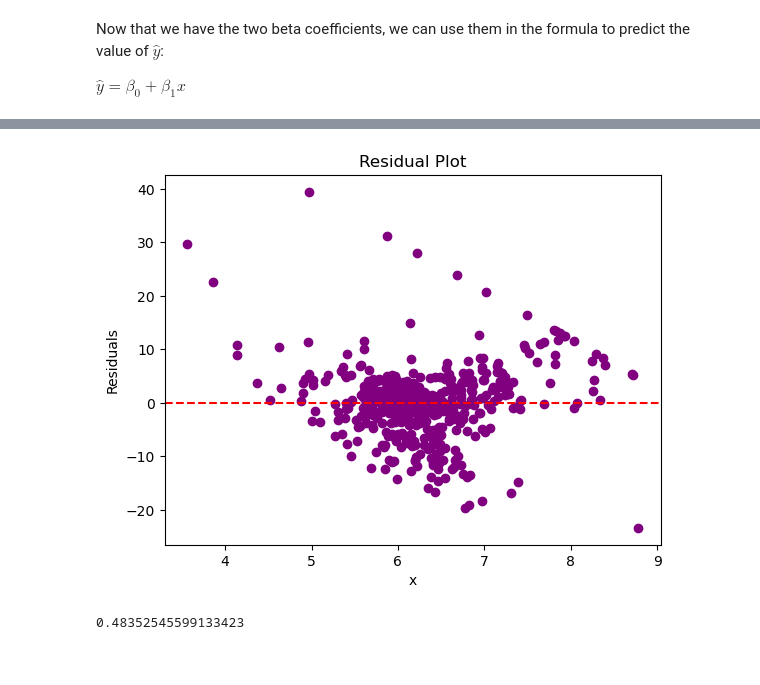
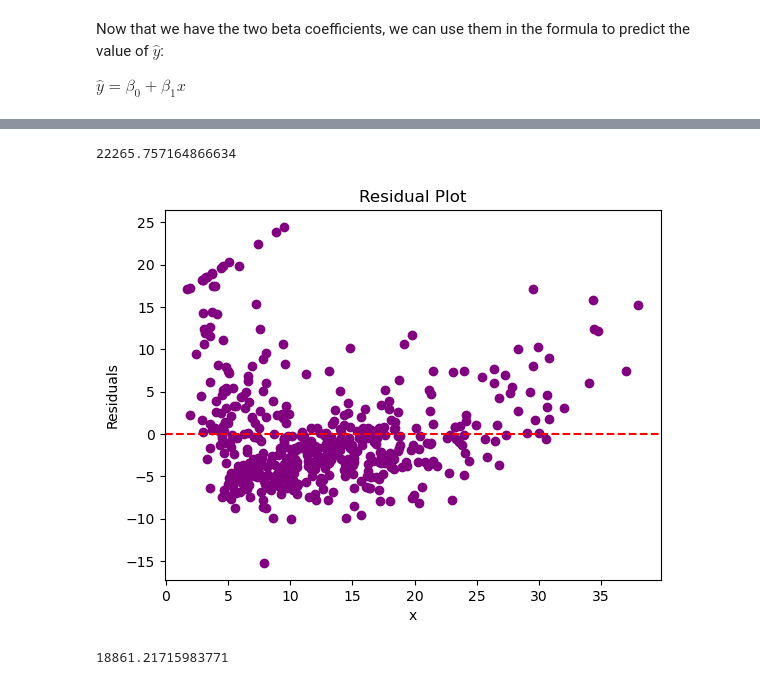
Before and after one commit to MuhammadOmarMuhdhar/ml-algorithms-from-scratch, a Jupyter notebook: Exploratory Analysis/LinearRegression/simple-linear-regression.ipynb, the cells around one changed output, grey strips where cells are left out. Drawn from its saved outputs; the diff is of its cells as text; code cells hidden in the pictures.

```diff
--- a/Exploratory Analysis/LinearRegression/simple-linear-regression.ipynb
+++ b/Exploratory Analysis/LinearRegression/simple-linear-regression.ipynb
@@ -31,5 +37,5 @@ plt.show
 # %%
-X = df['RM'] # Indepedent Variable
+X = df['LSTAT'] # Indepedent Variable
 y = df['MEDV'] # Depedent Variable
 # %% [markdown]
 ### Least Squares Method
@@ -115,20 +149,22 @@ plt.show()
+# %%
+ESS = np.sum((y_pred - np.mean(y)) ** 2)
+ESS
+# %% [output]
+22265.757164866634
 # %%
-# Calculate residual sum square, in the most ideal situation this should be somehere around 0
 residuals = y - y_pred
-RSS = np.sum(residuals ** 2)
 
-# Plot residuals
 plt.scatter(X, residuals, color='purple')
 plt.axhline(y=0, color='red', linestyle='--')
 plt.xlabel('x')
 plt.ylabel('Residuals')
 plt.title('Residual Plot')
 plt.show()
 # %% [output]
-[figure, old version]
+[figure, new version]
 # %%
-TSS = np.sum((y - np.mean(y)) ** 2)
-r_squared = 1 - (RSS / TSS)
-r_squared
+RSS = np.sum((y - y_pred) ** 2)
+
+RSS
 # %% [output]
-0.48352545599133423
+18861.21715983771
```
Also changed, not shown: parts of 22 cells of this notebook, 1 other file.
